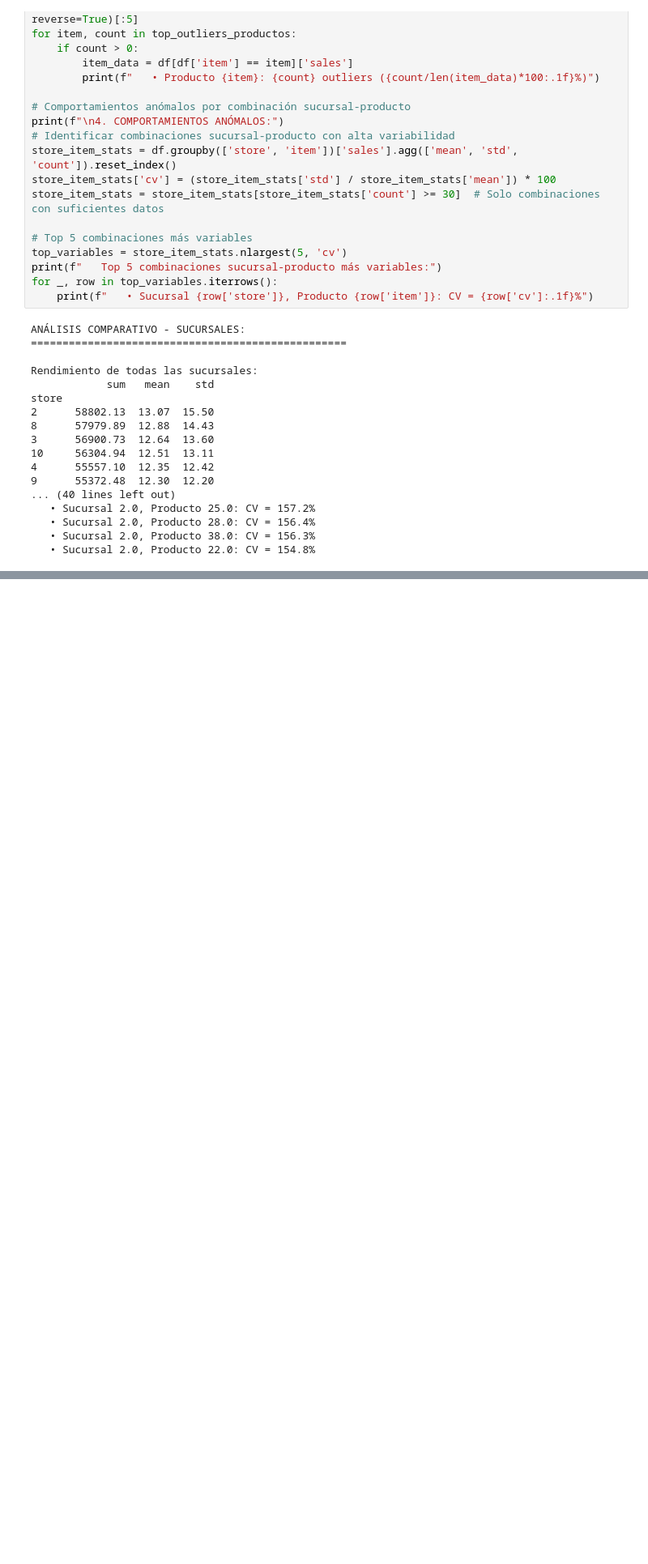
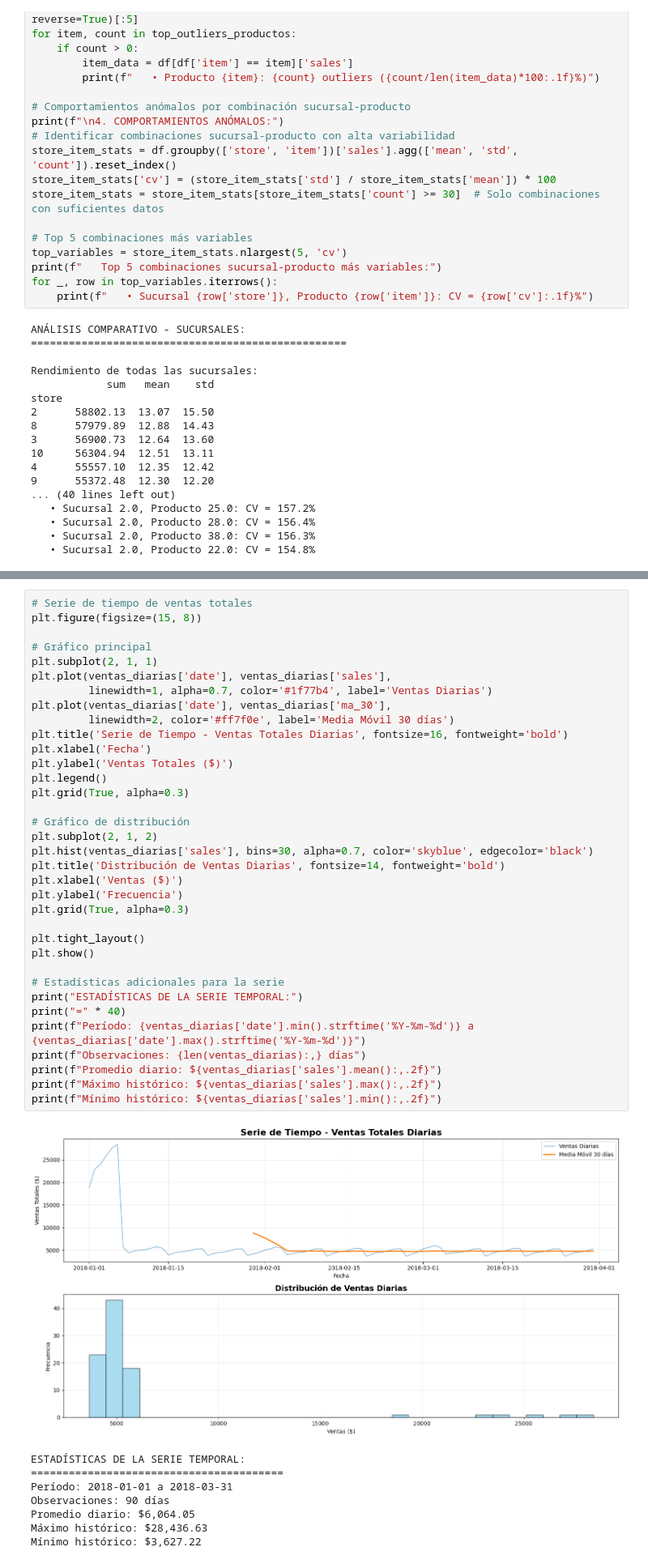
Before and after one commit to j0su3-2019/ProductDevelopment-Proyecto2, a Jupyter notebook: notebooks/Notebook 01_exploratory_data_analysis.ipynb, the cells around one changed output, grey strips where cells are left out. Shown at 81% size. Saved outputs shown, nothing was run; the diff lists cells and outputs as text; blank space fills up the shorter version.

Commit message:
Se agrega Visualizaciones clave, gráficos de autocorrelación e insights y conclusiones del EDA

```diff
--- a/notebooks/Notebook 01_exploratory_data_analysis.ipynb
+++ b/notebooks/Notebook 01_exploratory_data_analysis.ipynb
@@ -835,0 +840,44 @@ store
+# %%
+# Serie de tiempo de ventas totales
+plt.figure(figsize=(15, 8))
+
+# Gráfico principal
+plt.subplot(2, 1, 1)
+plt.plot(ventas_diarias['date'], ventas_diarias['sales'],
+         linewidth=1, alpha=0.7, color='#1f77b4', label='Ventas Diarias')
+plt.plot(ventas_diarias['date'], ventas_diarias['ma_30'],
+         linewidth=2, color='#ff7f0e', label='Media Móvil 30 días')
+plt.title('Serie de Tiempo - Ventas Totales Diarias', fontsize=16, fontweight='bold')
+plt.xlabel('Fecha')
+plt.ylabel('Ventas Totales ($)')
+plt.legend()
+plt.grid(True, alpha=0.3)
+
+# Gráfico de distribución
+plt.subplot(2, 1, 2)
+plt.hist(ventas_diarias['sales'], bins=30, alpha=0.7, color='skyblue', edgecolor='black')
+plt.title('Distribución de Ventas Diarias', fontsize=14, fontweight='bold')
+plt.xlabel('Ventas ($)')
+plt.ylabel('Frecuencia')
+plt.grid(True, alpha=0.3)
+
+plt.tight_layout()
+plt.show()
+
+# Estadísticas adicionales para la serie
+print("ESTADÍSTICAS DE LA SERIE TEMPORAL:")
+print("=" * 40)
+print(f"Período: {ventas_diarias['date'].min().strftime('%Y-%m-%d')} a {ventas_diarias['date'].max().strftime('%Y-%m-%d')}")
+print(f"Observaciones: {len(ventas_diarias):,} días")
+print(f"Promedio diario: ${ventas_diarias['sales'].mean():,.2f}")
+print(f"Máximo histórico: ${ventas_diarias['sales'].max():,.2f}")
+print(f"Mínimo histórico: ${ventas_diarias['sales'].min():,.2f}")
+# %% [output]
+[figure, added]
+ESTADÍSTICAS DE LA SERIE TEMPORAL:
+========================================
+Período: 2018-01-01 a 2018-03-31
+Observaciones: 90 días
+Promedio diario: $6,064.05
+Máximo histórico: $28,436.63
+Mínimo histórico: $3,627.22
```
Also changed, not shown: parts of 15 cells of this notebook.
